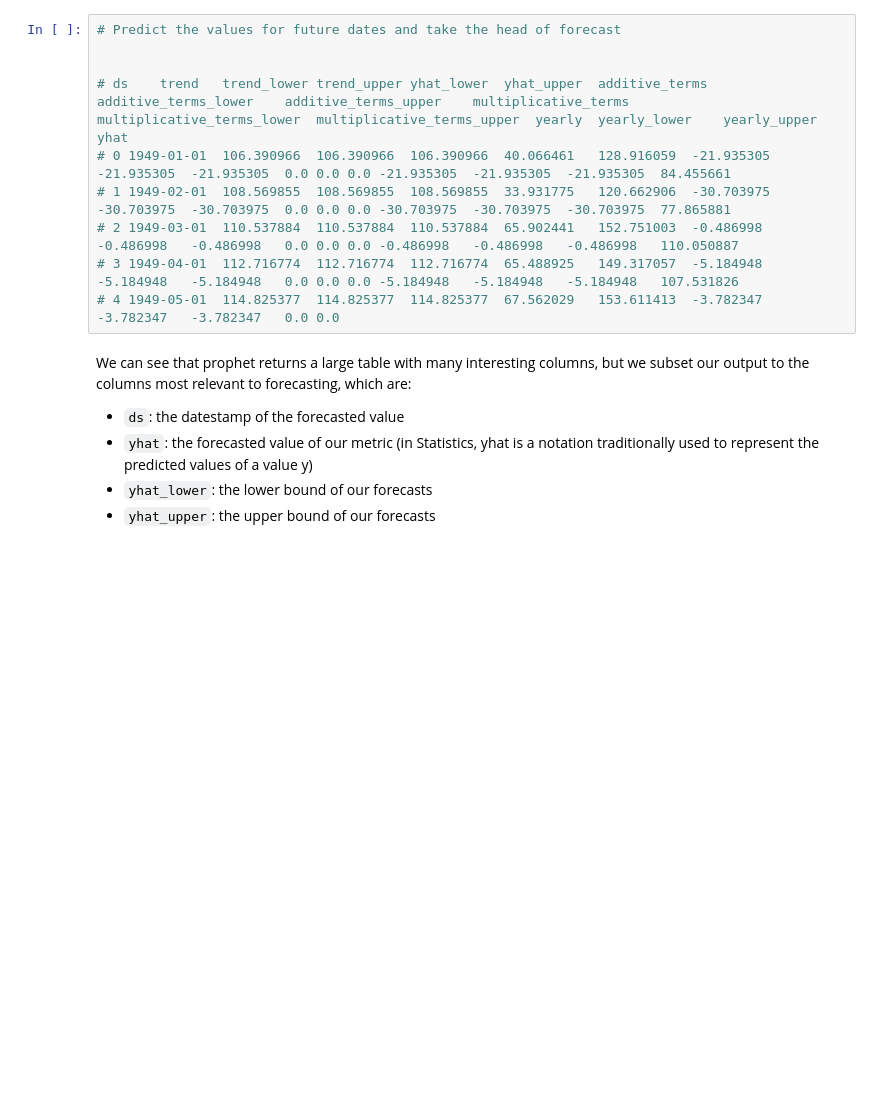
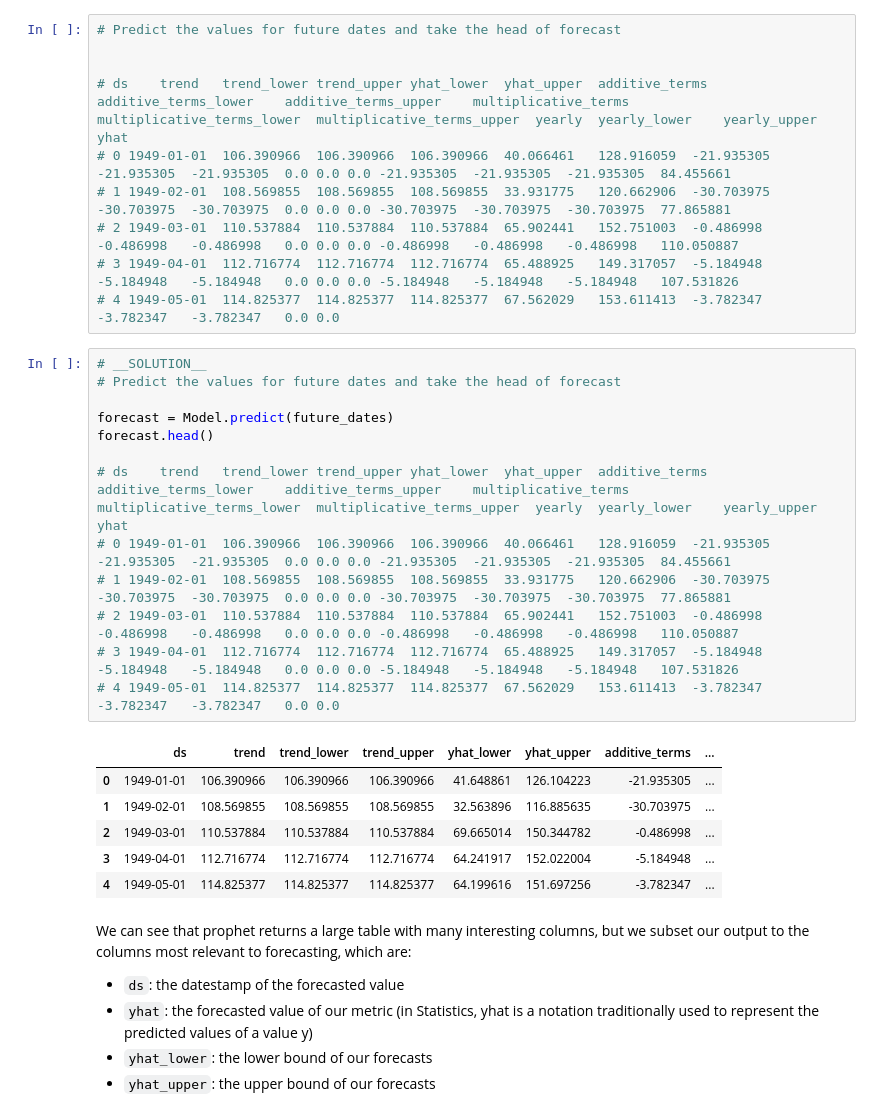
Before and after one commit to learn-co-curriculum/matt-alex-text-curr-sync, a Jupyter notebook: index.ipynb, the cells around one changed output. Drawn from its saved outputs; the diff is of its cells as text; blank space fills up the shorter version.

```diff
--- a/index.ipynb
+++ b/index.ipynb
@@ -133,6 +262,26 @@ This future dates dataframe can now be used as input to the `predict` method of
 # 2	1949-03-01	110.537884	110.537884	110.537884	65.902441	152.751003	-0.486998	-0.486998	-0.486998	0.0	0.0	0.0	-0.486998	-0.486998	-0.486998	110.050887
 # 3	1949-04-01	112.716774	112.716774	112.716774	65.488925	149.317057	-5.184948	-5.184948	-5.184948	0.0	0.0	0.0	-5.184948	-5.184948	-5.184948	107.531826
 # 4	1949-05-01	114.825377	114.825377	114.825377	67.562029	153.611413	-3.782347	-3.782347	-3.782347	0.0	0.0
+# %%
+# __SOLUTION__
+# Predict the values for future dates and take the head of forecast
+
+forecast = Model.predict(future_dates)
+forecast.head()
+
+# ds	trend	trend_lower	trend_upper	yhat_lower	yhat_upper	additive_terms	additive_terms_lower	additive_terms_upper	multiplicative_terms	multiplicative_terms_lower	multiplicative_terms_upper	yearly	yearly_lower	yearly_upper	yhat
+# 0	1949-01-01	106.390966	106.390966	106.390966	40.066461	128.916059	-21.935305	-21.935305	-21.935305	0.0	0.0	0.0	-21.935305	-21.935305	-21.935305	84.455661
+# 1	1949-02-01	108.569855	108.569855	108.569855	33.931775	120.662906	-30.703975	-30.703975	-30.703975	0.0	0.0	0.0	-30.703975	-30.703975	-30.703975	77.865881
+# 2	1949-03-01	110.537884	110.537884	110.537884	65.902441	152.751003	-0.486998	-0.486998	-0.486998	0.0	0.0	0.0	-0.486998	-0.486998	-0.486998	110.050887
+# 3	1949-04-01	112.716774	112.716774	112.716774	65.488925	149.317057	-5.184948	-5.184948	-5.184948	0.0	0.0	0.0	-5.184948	-5.184948	-5.184948	107.531826
+# 4	1949-05-01	114.825377	114.825377	114.825377	67.562029	153.611413	-3.782347	-3.782347	-3.782347	0.0	0.0
+# %% [output]
+|  | ds | trend | trend_lower | trend_upper | yhat_lower | yhat_upper | additive_terms | ... |
+| 0 | 1949-01-01 | 106.390966 | 106.390966 | 106.390966 | 41.648861 | 126.104223 | -21.935305 | ... |
+| 1 | 1949-02-01 | 108.569855 | 108.569855 | 108.569855 | 32.563896 | 116.885635 | -30.703975 | ... |
+| 2 | 1949-03-01 | 110.537884 | 110.537884 | 110.537884 | 69.665014 | 150.344782 | -0.486998 | ... |
+| 3 | 1949-04-01 | 112.716774 | 112.716774 | 112.716774 | 64.241917 | 152.022004 | -5.184948 | ... |
+| 4 | 1949-05-01 | 114.825377 | 114.825377 | 114.825377 | 64.199616 | 151.697256 | -3.782347 | ... |
 # %% [markdown]
 We can see that prophet returns a large table with many interesting columns, but we subset our output to the columns most relevant to forecasting, which are:
 
```
Also changed, not shown: parts of 22 cells of this notebook, 1 other file.
